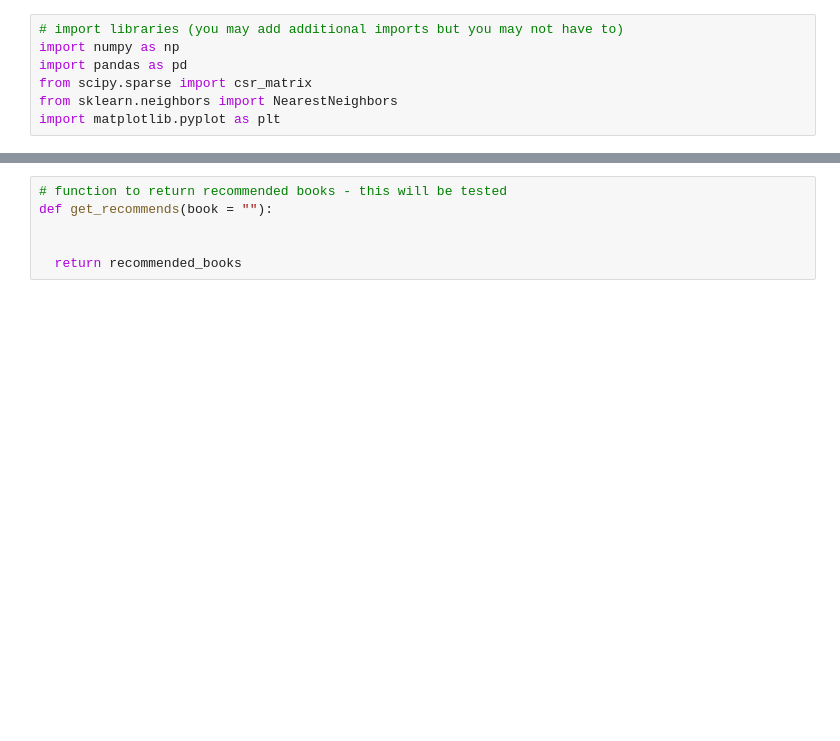
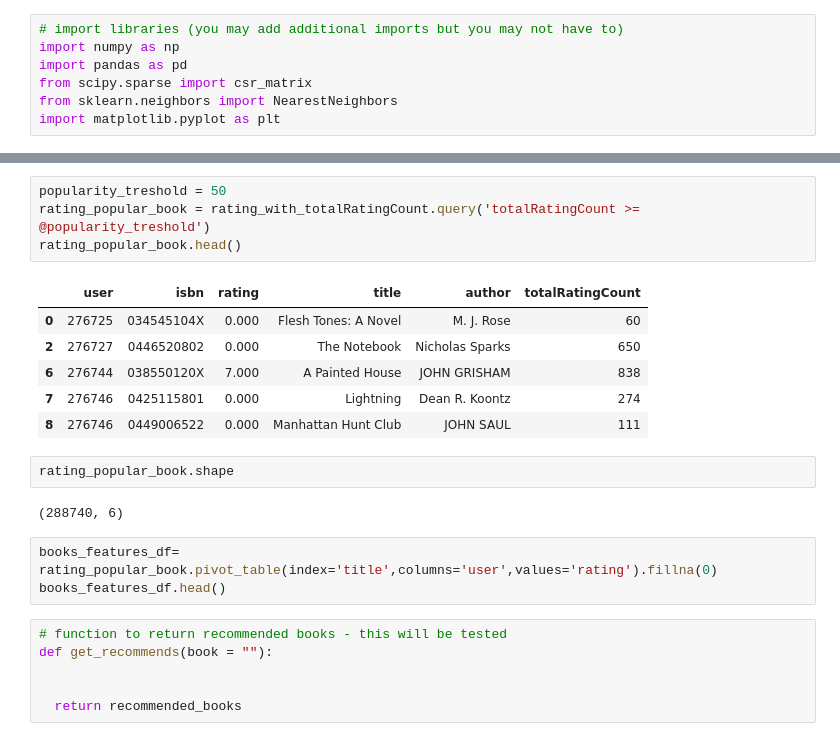
Before and after one commit to PokeMaster16/Machine-Learning-Projects, a Jupyter notebook: fcc_book_recommendation_knn.ipynb, the cells around one changed output, grey strips where cells are left out. Cells and saved outputs as stored; diff of their text form; blank space fills up the shorter version.

```diff
--- a/fcc_book_recommendation_knn.ipynb
+++ b/fcc_book_recommendation_knn.ipynb
@@ -68,3 +158,21 @@ print(similar_books)
+# %%
+popularity_treshold = 50
+rating_popular_book = rating_with_totalRatingCount.query('totalRatingCount >= @popularity_treshold')
+rating_popular_book.head()
+# %% [output]
+|  | user | isbn | rating | title | author | totalRatingCount |
+| 0 | 276725 | 034545104X | 0.000 | Flesh Tones: A Novel | M. J. Rose | 60 |
+| 2 | 276727 | 0446520802 | 0.000 | The Notebook | Nicholas Sparks | 650 |
+| 6 | 276744 | 038550120X | 7.000 | A Painted House | JOHN GRISHAM | 838 |
+| 7 | 276746 | 0425115801 | 0.000 | Lightning | Dean R. Koontz | 274 |
+| 8 | 276746 | 0449006522 | 0.000 | Manhattan Hunt Club | JOHN SAUL | 111 |
+# %%
+rating_popular_book.shape
+# %% [output]
+(288740, 6)
+# %%
+books_features_df= rating_popular_book.pivot_table(index='title',columns='user',values='rating').fillna(0)
+books_features_df.head()
 # %%
 # function to return recommended books - this will be tested
 def get_recommends(book = ""):
```
Also changed, not shown: parts of 12 cells of this notebook.
